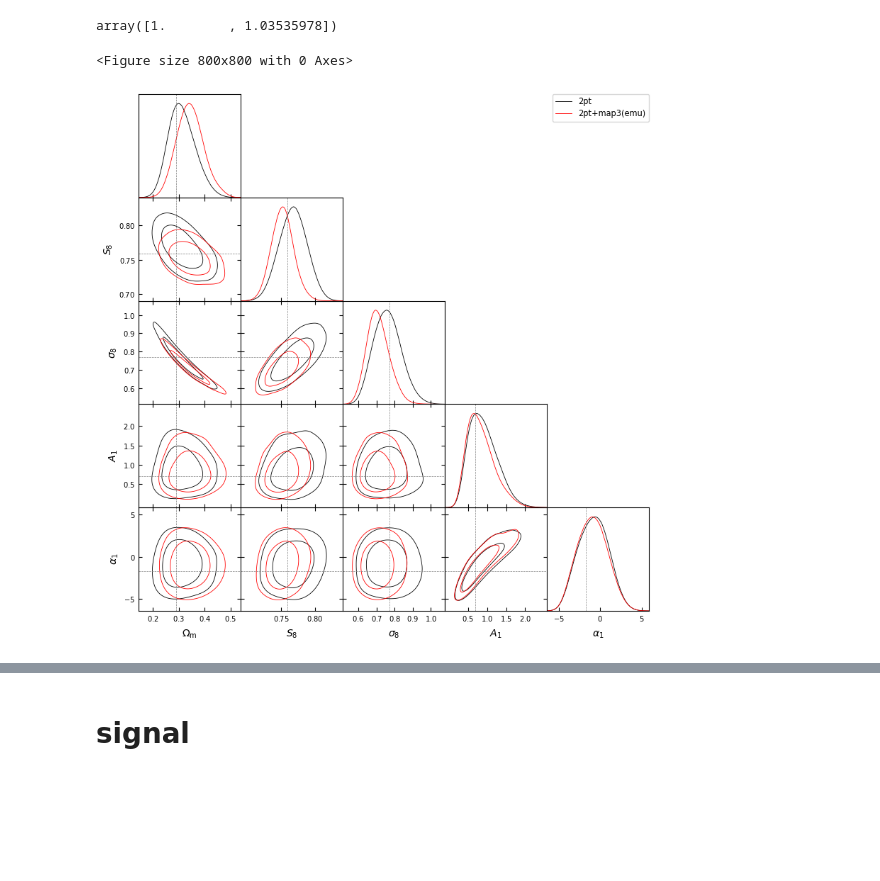
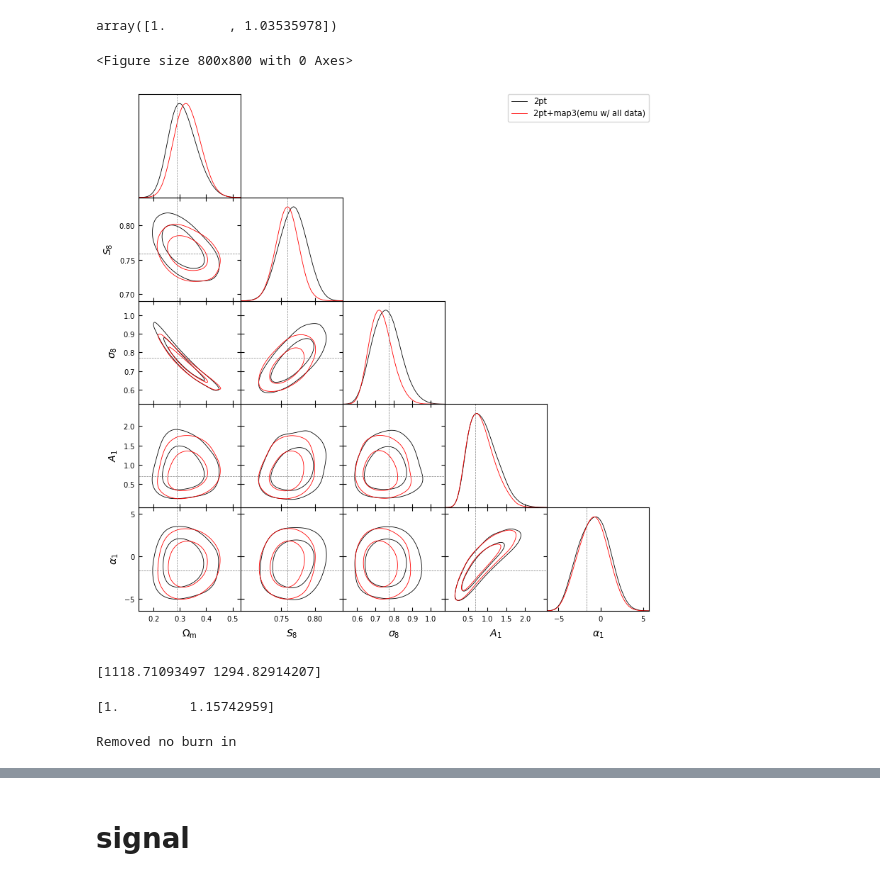
Before and after one commit to rchgomes/3pcf_integrator, a Jupyter notebook: plot-notebooks/plot-test-desy3c-run.ipynb, the cells around one changed output, grey strips where cells are left out. Cells and saved outputs as stored; diff of their text form; code cells hidden in the pictures; blank space fills up the shorter version.

```diff
--- a/plot-notebooks/plot-test-desy3c-run.ipynb
+++ b/plot-notebooks/plot-test-desy3c-run.ipynb
@@ -20,8 +20,10 @@ def get(fname):
     return samples
 # %%
 samples_2pt_map3_auto_334_344 = get('../output/test-desy3c-run/des-y3-2pt-map3-auto-334-344.txt')
-samples_emu_2pt_map3_all = get('../output/test-desy3c-emu-run/des-y3-2pt-map3-all.txt')
+samples_emu_2pt_map3_all = get('../output/test-desy3c-emu-run/des-y3-2pt-map3-all-14May24.txt')
 samples_2pt = get('../output/test-desy3c-run/des-y3-2pt.txt')
+samples_emu_2pt_map3_all_rescaled = samples_emu_2pt_map3_all.copy()
+samples_emu_2pt_map3_all_rescaled.weights /= 2.5**2
 # %% [output]
 ['om', 's8', 'm1', 'm2', 'm3', 'm4', 'a1', 'alpha1', 'sig8', '2pt-chi2', 'map3-chi2', 'prior', 'like', 'post', 'weight']
 Removed no burn in
@@ -57,11 +59,11 @@ array([1.        , 1.03535978])
 # %%
 g = plots.get_single_plotter(ratio=1, width_inch=8)
 g.triangle_plot([samples_2pt, samples_emu_2pt_map3_all], ['om', 's8', 'sig8', 'a1', 'alpha1'], filled=False, \
-    legend_labels=['2pt', '2pt+map3(emu)'], legend_loc='upper right',
+    legend_labels=['2pt', '2pt+map3(emu w/ all data)'], legend_loc='upper right',
     markers={'om': 0.29, 's8':0.759, 'sig8': 0.772, 'a1':0.7, 'alpha1':-1.7})
 #plt.show()
-plt.savefig("2pt_map3_emu_all_combinations.pdf")
+plt.savefig("2pt_map3_emu_all_combinations_correct_cosmo.pdf")
 # %% [output]
 <Figure size 800x800 with 0 Axes>
-[figure, old version]
+[figure, new version]
 # %%
@@ -69,3 +71,27 @@ names = ['s8', 'om']
 samples_list = [samples_2pt, samples_emu_2pt_map3_all]
 fom = np.array([utils.FoM_from_samples_names(s, names) for s in samples_list])
 improve = fom/fom[0]
+# %%
+print(fom)
+# %% [output]
+[1118.71093497 1294.82914207]
+# %%
+print(improve)
+# %% [output]
+[1.         1.15742959]
+# %%
+names = samples_emu_2pt_map3_all.paramNames.getRunningNames()
+s = samples_emu_2pt_map3_all.samples
+w = samples_emu_2pt_map3_all.weights
+
+s8 = s[:, names.index('s8')]
+om = s[:, names.index('om')]
+sg8= s[:, names.index('sig8')]
+map3chi2 = s[:, names.index('map3-chi2')]
+
+temp = 2**2
+w2= w*np.exp(-map3chi2/2.0*temp + map3chi2/2.0)
+
+samples_emu_2pt_map3_all_v2 = MCSamples(samples=[s8, om, sg8], weights=w2, names=['s8', 'om', 'sig8'], labels=['S_8', '\Omega_{\rm m}', '\sigma_8'])
+# %% [output]
+Removed no burn in
```
Also changed, not shown: parts of 9 cells of this notebook, 7 other files.
